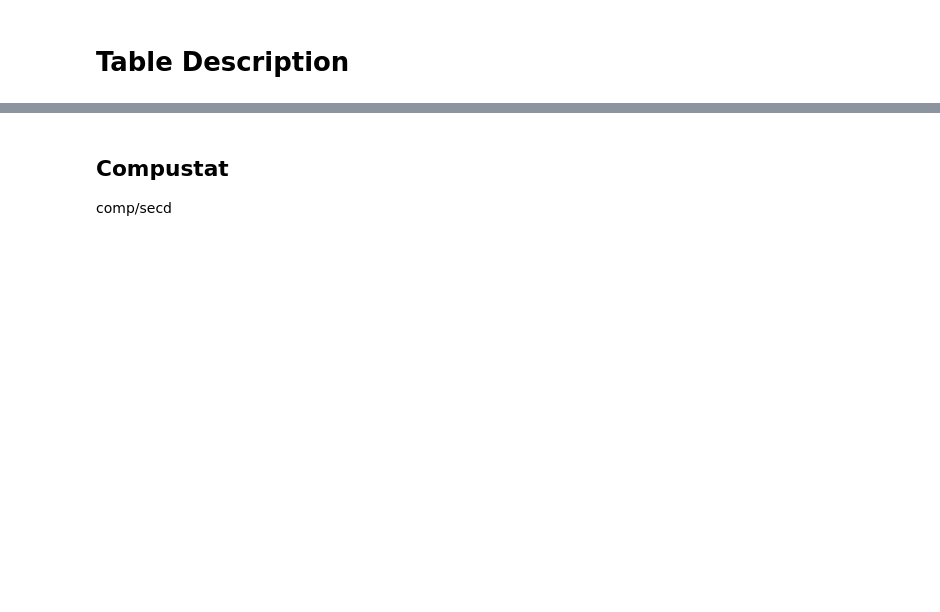
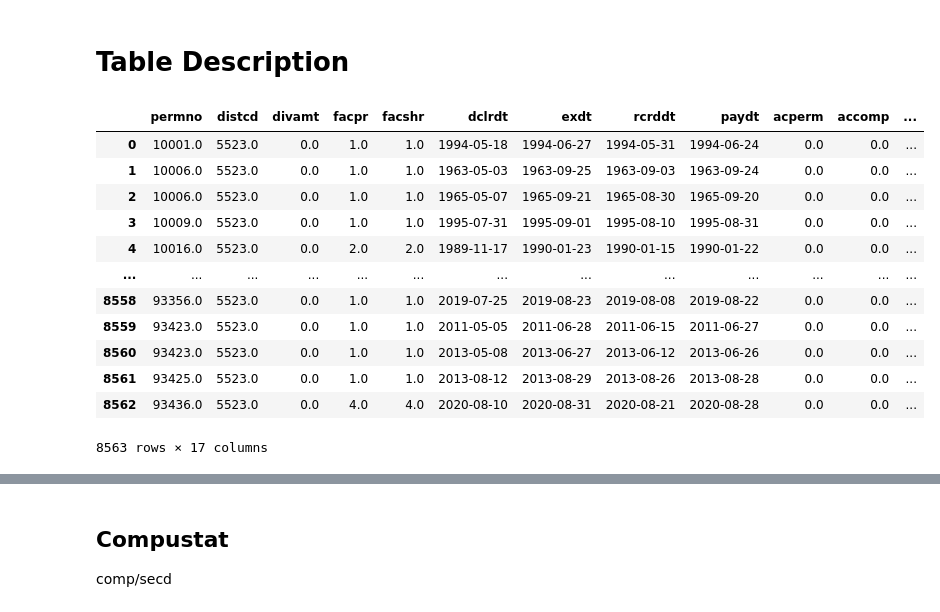
Before and after one commit to rohitashwachaks/finance, a Jupyter notebook: Titman/Assignment-2/stock_split_study.ipynb, the cells around one changed output, grey strips where cells are left out. Saved outputs shown, nothing was run; the diff lists cells and outputs as text; code cells hidden in the pictures; blank space fills up the shorter version.

```diff
--- a/Titman/Assignment-2/stock_split_study.ipynb
+++ b/Titman/Assignment-2/stock_split_study.ipynb
@@ -28,2 +34,28 @@ Done
 # %% [markdown]
 # Table Description
+# %%
+df_stock_splits = connection.raw_sql('''
+                    SELECT *
+                    FROM crsp.dsedist
+                    WHERE facshr >= 1.0
+                        AND dclrdt IS NOT NULL
+                        AND permno IS NOT NULL
+                    FETCH FIRST 10000 ROWS ONLY
+                ''',
+                date_cols= ['dclrdt', 'exdt', 'rcrddt', 'paydt'])
+df_stock_splits = df_stock_splits.drop_duplicates(subset= ['permno','dclrdt']).dropna(subset=['permno','dclrdt','facshr'])
+df_stock_splits
+# %% [output]
+|  | permno | distcd | divamt | facpr | facshr | dclrdt | exdt | rcrddt | paydt | acperm | accomp | ... |
+| 0 | 10001.0 | 5523.0 | 0.0 | 1.0 | 1.0 | 1994-05-18 | 1994-06-27 | 1994-05-31 | 1994-06-24 | 0.0 | 0.0 | ... |
+| 1 | 10006.0 | 5523.0 | 0.0 | 1.0 | 1.0 | 1963-05-03 | 1963-09-25 | 1963-09-03 | 1963-09-24 | 0.0 | 0.0 | ... |
+| 2 | 10006.0 | 5523.0 | 0.0 | 1.0 | 1.0 | 1965-05-07 | 1965-09-21 | 1965-08-30 | 1965-09-20 | 0.0 | 0.0 | ... |
+| 3 | 10009.0 | 5523.0 | 0.0 | 1.0 | 1.0 | 1995-07-31 | 1995-09-01 | 1995-08-10 | 1995-08-31 | 0.0 | 0.0 | ... |
+| 4 | 10016.0 | 5523.0 | 0.0 | 2.0 | 2.0 | 1989-11-17 | 1990-01-23 | 1990-01-15 | 1990-01-22 | 0.0 | 0.0 | ... |
+| ... | ... | ... | ... | ... | ... | ... | ... | ... | ... | ... | ... | ... |
+| 8558 | 93356.0 | 5523.0 | 0.0 | 1.0 | 1.0 | 2019-07-25 | 2019-08-23 | 2019-08-08 | 2019-08-22 | 0.0 | 0.0 | ... |
+| 8559 | 93423.0 | 5523.0 | 0.0 | 1.0 | 1.0 | 2011-05-05 | 2011-06-28 | 2011-06-15 | 2011-06-27 | 0.0 | 0.0 | ... |
+| 8560 | 93423.0 | 5523.0 | 0.0 | 1.0 | 1.0 | 2013-05-08 | 2013-06-27 | 2013-06-12 | 2013-06-26 | 0.0 | 0.0 | ... |
+| 8561 | 93425.0 | 5523.0 | 0.0 | 1.0 | 1.0 | 2013-08-12 | 2013-08-29 | 2013-08-26 | 2013-08-28 | 0.0 | 0.0 | ... |
+| 8562 | 93436.0 | 5523.0 | 0.0 | 4.0 | 4.0 | 2020-08-10 | 2020-08-31 | 2020-08-21 | 2020-08-28 | 0.0 | 0.0 | ... |
+8563 rows × 17 columns
```
Also changed, not shown: parts of 10 cells of this notebook, 1 other file.
